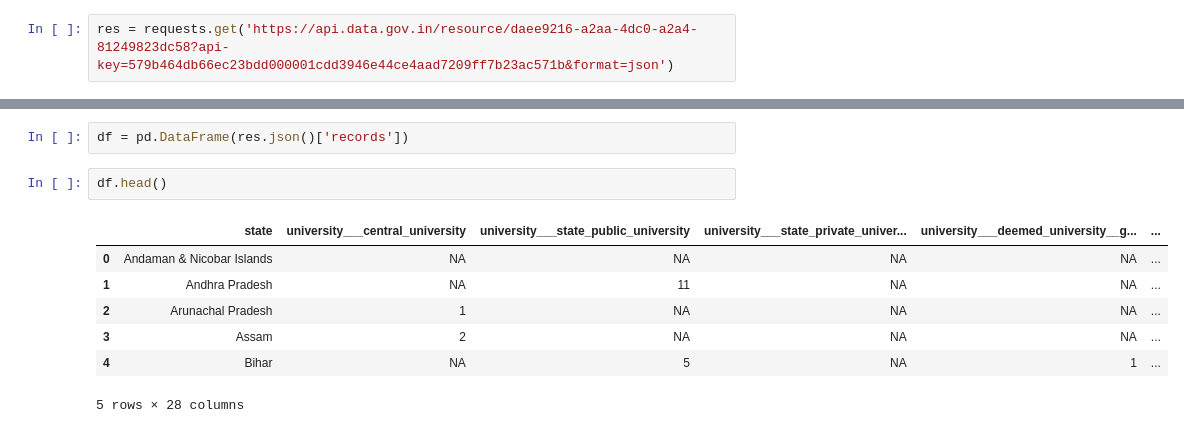
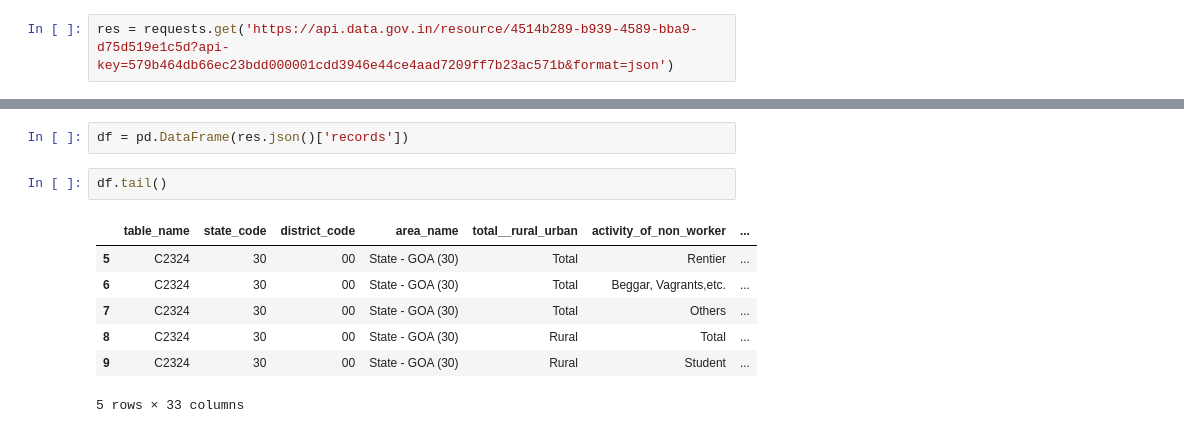
Before and after one commit to Subarna-01/capsule_labs_intern, a Jupyter notebook: Capsule_Labs_Intern.ipynb, the cells around one changed output, grey strips where cells are left out. Cells and saved outputs as stored; diff of their text form.

```diff
--- a/Capsule_Labs_Intern.ipynb
+++ b/Capsule_Labs_Intern.ipynb
@@ -7,2 +10,2 @@ import json
 # %%
-res = requests.get('https://api.data.gov.in/resource/daee9216-a2aa-4dc0-a2a4-81249823dc58?api-key=579b464db66ec23bdd000001cdd3946e44ce4aad7209ff7b23ac571b&format=json')
+res = requests.get('https://api.data.gov.in/resource/4514b289-b939-4589-bba9-d75d519e1c5d?api-key=579b464db66ec23bdd000001cdd3946e44ce4aad7209ff7b23ac571b&format=json')
@@ -29,12 +12,12 @@ res.json()
 # %%
 df = pd.DataFrame(res.json()['records'])
 # %%
-df.head()
+df.tail()
 # %% [output]
-|  | state | university___central_university | university___state_public_university | university___state_private_univer... | university___deemed_university__g... | ... |
-| 0 | Andaman & Nicobar Islands | NA | NA | NA | NA | ... |
-| 1 | Andhra Pradesh | NA | 11 | NA | NA | ... |
-| 2 | Arunachal Pradesh | 1 | NA | NA | NA | ... |
-| 3 | Assam | 2 | NA | NA | NA | ... |
-| 4 | Bihar | NA | 5 | NA | 1 | ... |
+|  | table_name | state_code | district_code | area_name | total__rural_urban | activity_of_non_worker | ... |
+| 5 | C2324 | 30 | 00 | State - GOA (30) | Total | Rentier | ... |
+| 6 | C2324 | 30 | 00 | State - GOA (30) | Total | Beggar, Vagrants,etc. | ... |
+| 7 | C2324 | 30 | 00 | State - GOA (30) | Total | Others | ... |
+| 8 | C2324 | 30 | 00 | State - GOA (30) | Rural | Total | ... |
+| 9 | C2324 | 30 | 00 | State - GOA (30) | Rural | Student | ... |
-5 rows × 28 columns
+5 rows × 33 columns
```
Also changed, not shown: parts of 36 cells of this notebook.
